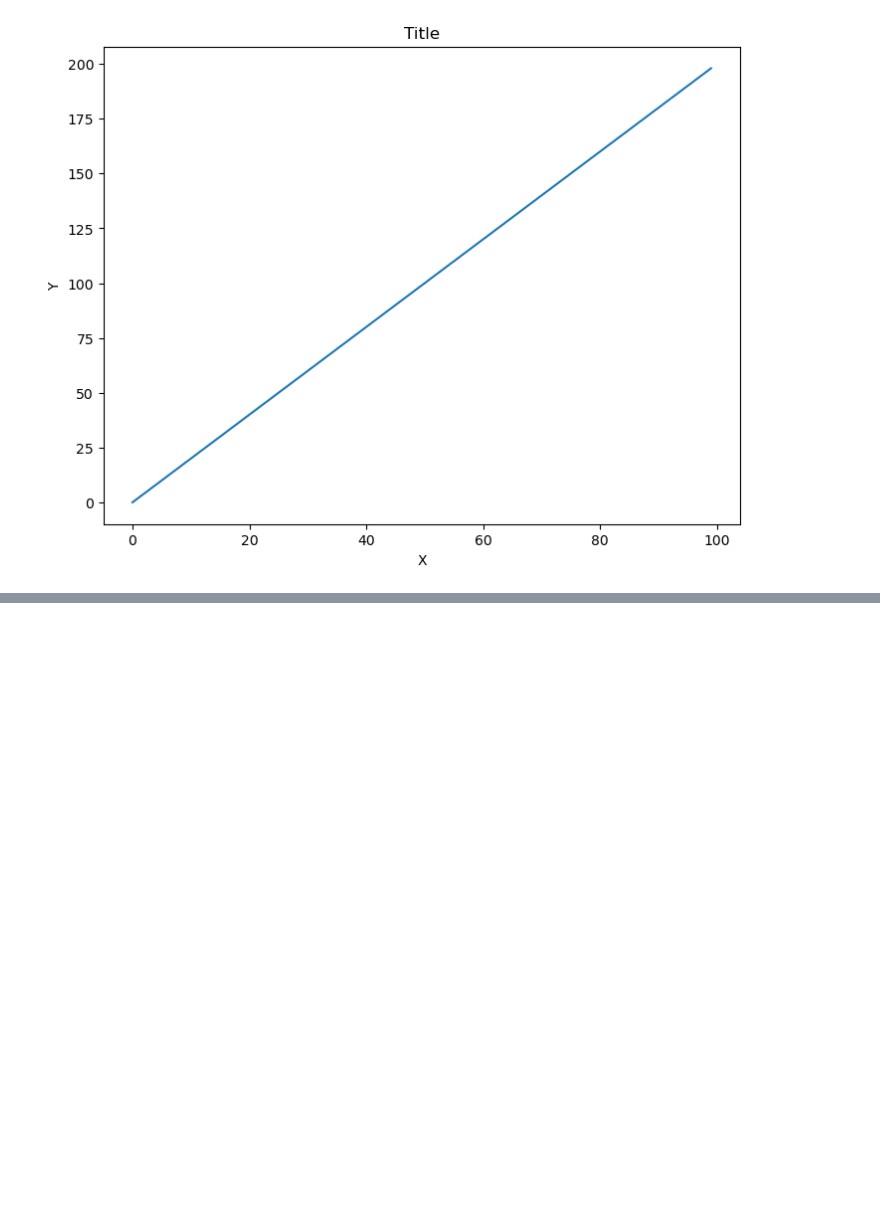
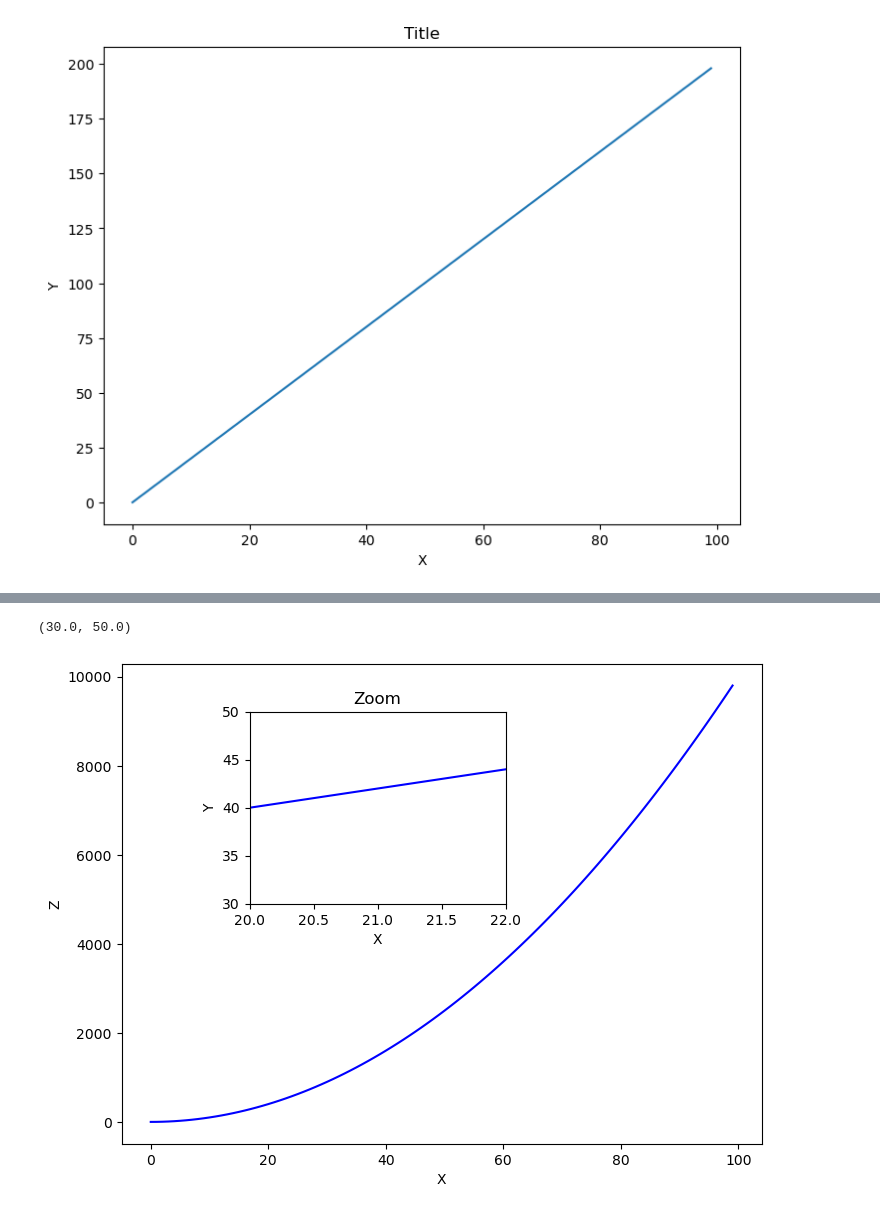
Before and after one commit to myk-francis/python-challenges-scripts, a Jupyter notebook: matplotlib/Basics.ipynb, the cells around one changed output, grey strips where cells are left out. Saved outputs shown, nothing was run; the diff lists cells and outputs as text; code cells hidden in the pictures; blank space fills up the shorter version.

```diff
--- a/matplotlib/Basics.ipynb
+++ b/matplotlib/Basics.ipynb
@@ -68,0 +70,18 @@ ax2.plot(x,y, color='red')
+# %%
+fig = plt.figure()
+ax1 = fig.add_axes([0, 0, 1, 1])
+ax2 = fig.add_axes([0.2, 0.5, 0.4, 0.4])
+
+ax1.plot(x, z, color='blue')
+ax1.set_xlabel('X')
+ax1.set_ylabel('Z')
+
+ax2.plot(x, y, color='blue')
+ax2.set_xlabel('X')
+ax2.set_ylabel('Y')
+ax2.set_title('Zoom')
+ax2.set_xlim(20, 22)
+ax2.set_ylim(30, 50)
+# %% [output]
+(30.0, 50.0)
+[figure, added]
```
Also changed, not shown: parts of 1 cell of this notebook.
